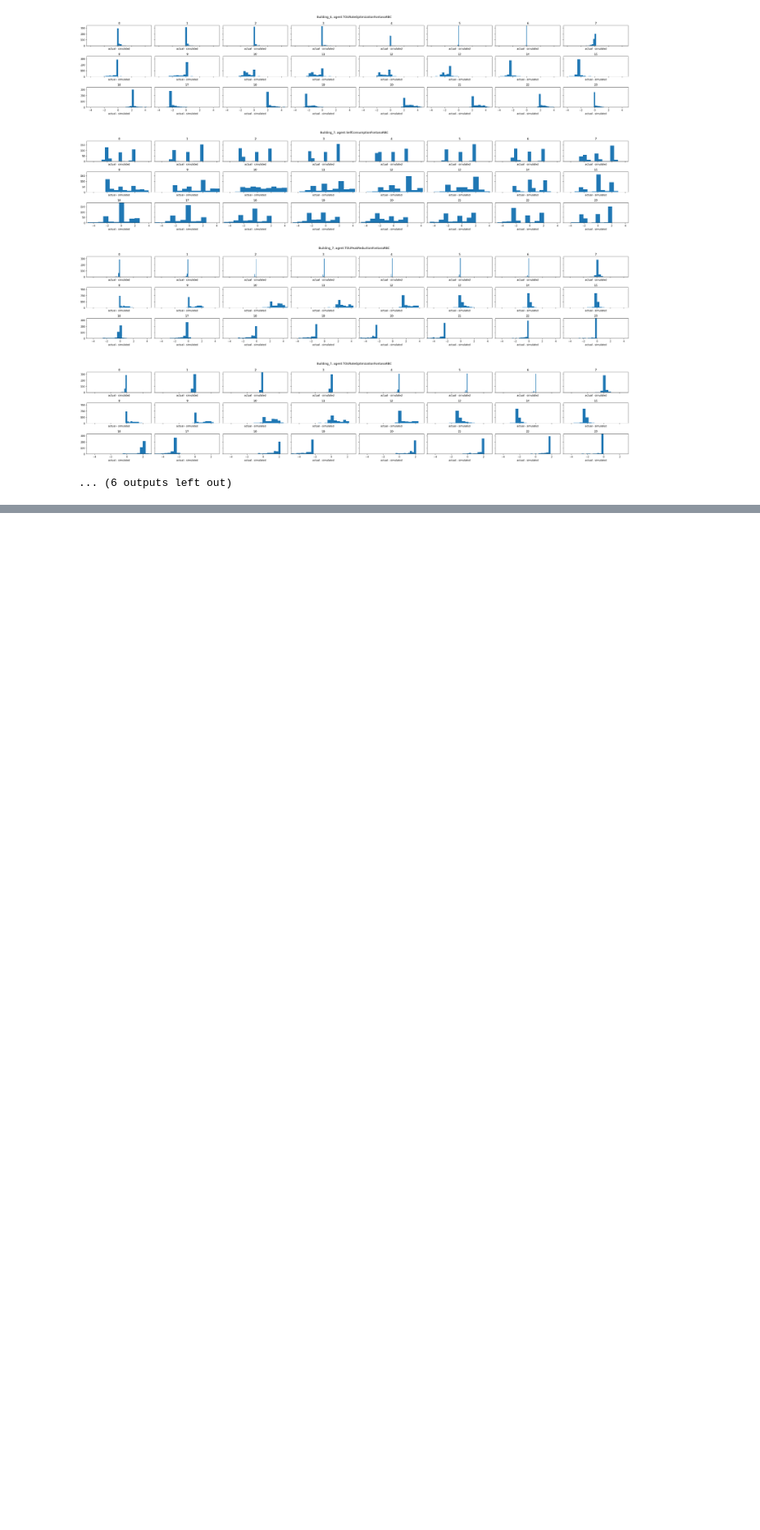
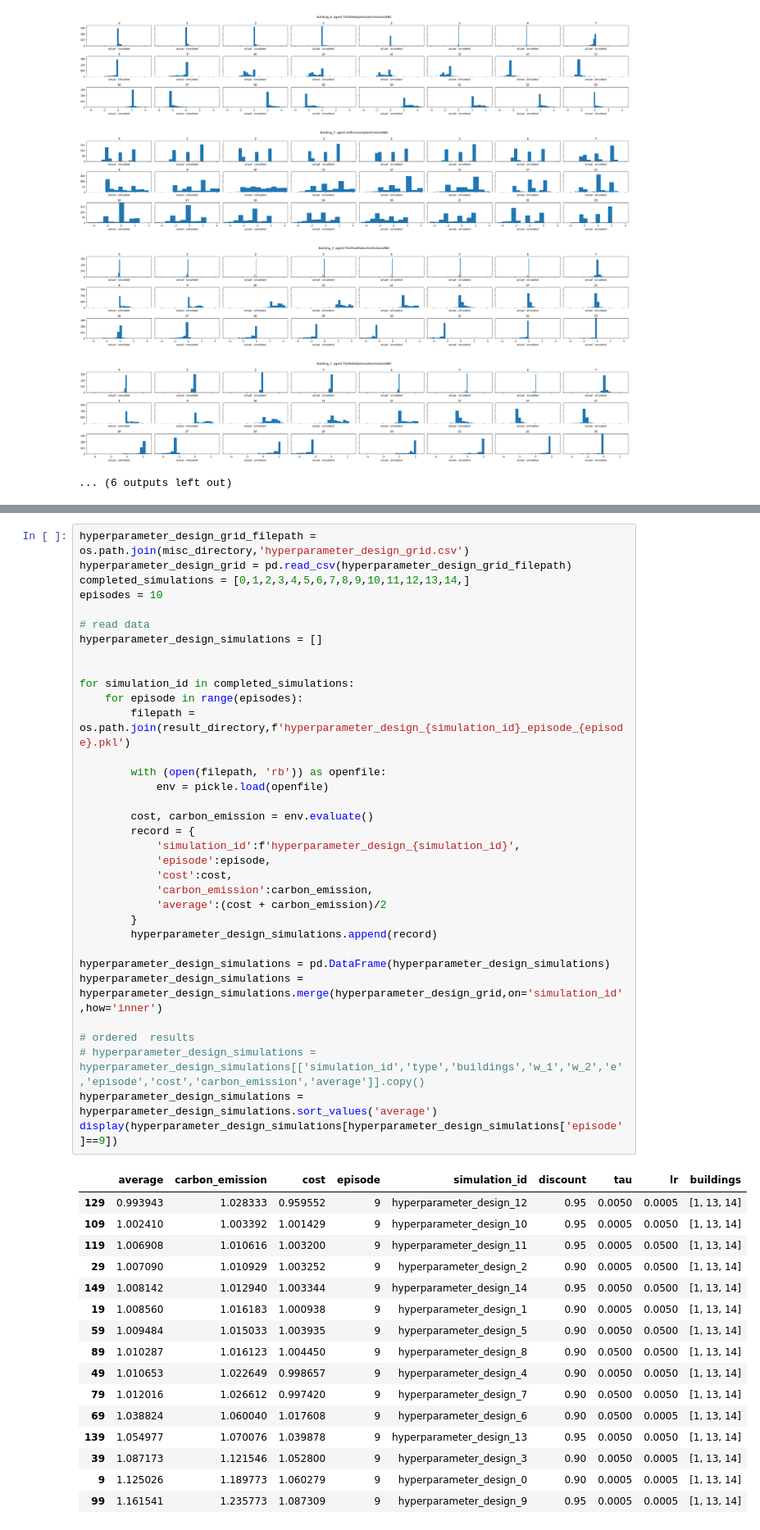
Before and after one commit to intelligent-environments-lab/merlin-apen-2023, a Jupyter notebook: src/experiment_result.ipynb, the cells around one changed output, grey strips where cells are left out. Shown at 82% size. Drawn from its saved outputs; the diff is of its cells as text; blank space fills up the shorter version.

Commit message:
updated results

```diff
--- a/src/experiment_result.ipynb
+++ b/src/experiment_result.ipynb
@@ -307,0 +362,51 @@ display(rbc_validation_error_summary)
+# %%
+hyperparameter_design_grid_filepath = os.path.join(misc_directory,'hyperparameter_design_grid.csv')
+hyperparameter_design_grid = pd.read_csv(hyperparameter_design_grid_filepath)
+completed_simulations = [0,1,2,3,4,5,6,7,8,9,10,11,12,13,14,]
+episodes = 10
+
+# read data
+hyperparameter_design_simulations = []
+
+
+for simulation_id in completed_simulations:
+    for episode in range(episodes):
+        filepath = os.path.join(result_directory,f'hyperparameter_design_{simulation_id}_episode_{episode}.pkl')
+
+        with (open(filepath, 'rb')) as openfile:
+            env = pickle.load(openfile)
+
+        cost, carbon_emission = env.evaluate()
+        record = {
+            'simulation_id':f'hyperparameter_design_{simulation_id}',
+            'episode':episode,
+            'cost':cost,
+            'carbon_emission':carbon_emission,
+            'average':(cost + carbon_emission)/2
+        }
+        hyperparameter_design_simulations.append(record)
+
+hyperparameter_design_simulations = pd.DataFrame(hyperparameter_design_simulations)
+hyperparameter_design_simulations = hyperparameter_design_simulations.merge(hyperparameter_design_grid,on='simulation_id',how='inner')
+
+# ordered  results
+# hyperparameter_design_simulations = hyperparameter_design_simulations[['simulation_id','type','buildings','w_1','w_2','e','episode','cost','carbon_emission','average']].copy()
+hyperparameter_design_simulations = hyperparameter_design_simulations.sort_values('average')
+display(hyperparameter_design_simulations[hyperparameter_design_simulations['episode']==9])
+# %% [output]
+|  | average | carbon_emission | cost | episode | simulation_id | discount | tau | lr | buildings |
+| 129 | 0.993943 | 1.028333 | 0.959552 | 9 | hyperparameter_design_12 | 0.95 | 0.0050 | 0.0005 | [1, 13, 14] |
+| 109 | 1.002410 | 1.003392 | 1.001429 | 9 | hyperparameter_design_10 | 0.95 | 0.0005 | 0.0050 | [1, 13, 14] |
+| 119 | 1.006908 | 1.010616 | 1.003200 | 9 | hyperparameter_design_11 | 0.95 | 0.0005 | 0.0500 | [1, 13, 14] |
+| 29 | 1.007090 | 1.010929 | 1.003252 | 9 | hyperparameter_design_2 | 0.90 | 0.0005 | 0.0500 | [1, 13, 14] |
+| 149 | 1.008142 | 1.012940 | 1.003344 | 9 | hyperparameter_design_14 | 0.95 | 0.0050 | 0.0500 | [1, 13, 14] |
+| 19 | 1.008560 | 1.016183 | 1.000938 | 9 | hyperparameter_design_1 | 0.90 | 0.0005 | 0.0050 | [1, 13, 14] |
+| 59 | 1.009484 | 1.015033 | 1.003935 | 9 | hyperparameter_design_5 | 0.90 | 0.0050 | 0.0500 | [1, 13, 14] |
+| 89 | 1.010287 | 1.016123 | 1.004450 | 9 | hyperparameter_design_8 | 0.90 | 0.0500 | 0.0500 | [1, 13, 14] |
+| 49 | 1.010653 | 1.022649 | 0.998657 | 9 | hyperparameter_design_4 | 0.90 | 0.0050 | 0.0050 | [1, 13, 14] |
+| 79 | 1.012016 | 1.026612 | 0.997420 | 9 | hyperparameter_design_7 | 0.90 | 0.0500 | 0.0050 | [1, 13, 14] |
+| 69 | 1.038824 | 1.060040 | 1.017608 | 9 | hyperparameter_design_6 | 0.90 | 0.0500 | 0.0005 | [1, 13, 14] |
+| 139 | 1.054977 | 1.070076 | 1.039878 | 9 | hyperparameter_design_13 | 0.95 | 0.0050 | 0.0050 | [1, 13, 14] |
+| 39 | 1.087173 | 1.121546 | 1.052800 | 9 | hyperparameter_design_3 | 0.90 | 0.0050 | 0.0005 | [1, 13, 14] |
+| 9 | 1.125026 | 1.189773 | 1.060279 | 9 | hyperparameter_design_0 | 0.90 | 0.0005 | 0.0005 | [1, 13, 14] |
+| 99 | 1.161541 | 1.235773 | 1.087309 | 9 | hyperparameter_design_9 | 0.95 | 0.0005 | 0.0005 | [1, 13, 14] |
```
Also changed, not shown: parts of 3 cells of this notebook, 1 other file.
